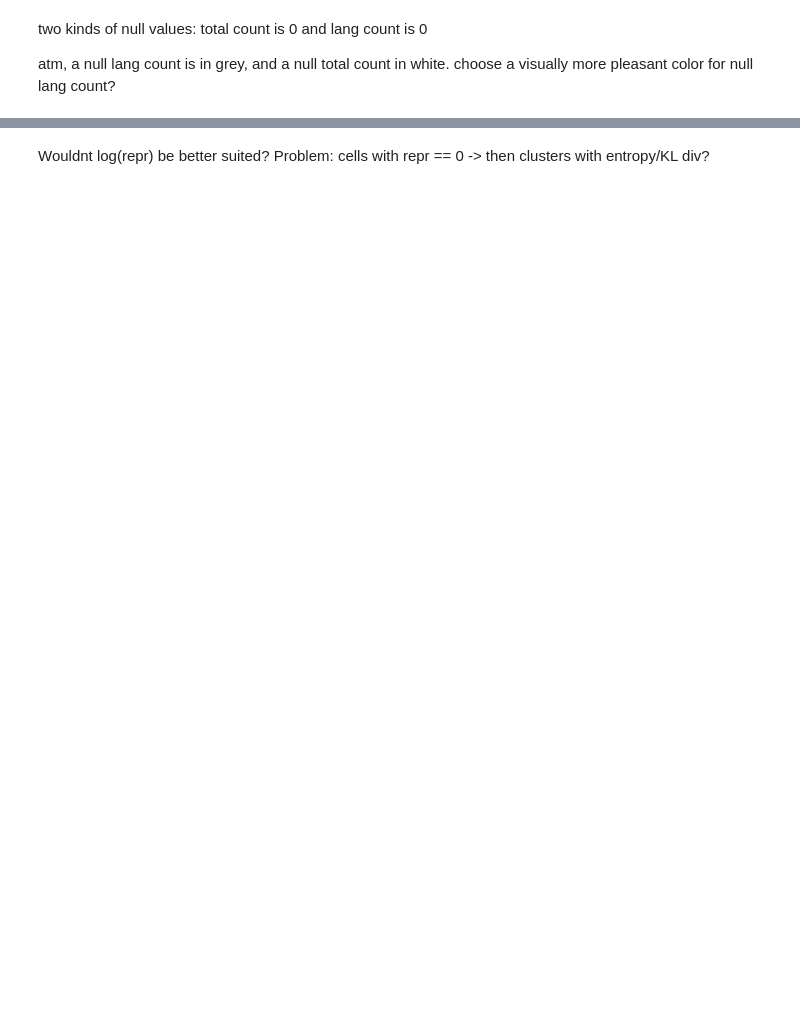
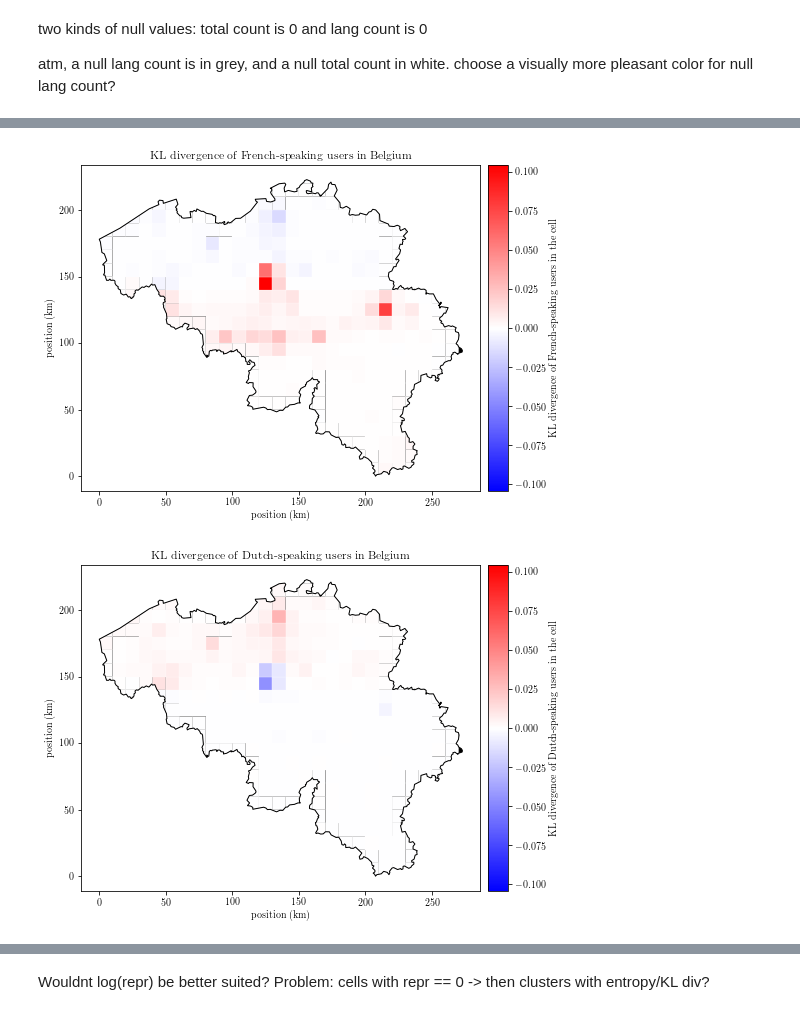
Before and after one commit to TLouf/multiling-twitter, a Jupyter notebook: notebooks/1.2.mixing_metrics_tests.ipynb, the cells around one changed output, grey strips where cells are left out. Cells and saved outputs as stored; diff of their text form; code cells hidden in the pictures; blank space fills up the shorter version.

```diff
--- a/notebooks/1.2.mixing_metrics_tests.ipynb
+++ b/notebooks/1.2.mixing_metrics_tests.ipynb
@@ -593,4 +151,8 @@ atm, a null lang count is in grey, and a null total count in white. choose a vis
 # %%
-ax = helpers_viz.repr_grid(
-    cell_plot_df, shape_df, plot_langs_dict, country_name, cmap='coolwarm',
-    save_path=None, xy_proj=xy_proj, min_count=0)
+ax = helpers_viz.metric_grid(
+    cell_plot_df, KL_dict, shape_df, plot_langs_dict,
+    save_path_format=None, xy_proj=xy_proj, min_count=0,
+    null_color='k')
+# %% [output]
+[figure, added]
+[figure, added]
```
Also changed, not shown: parts of 159 cells of this notebook, 4 other files.
